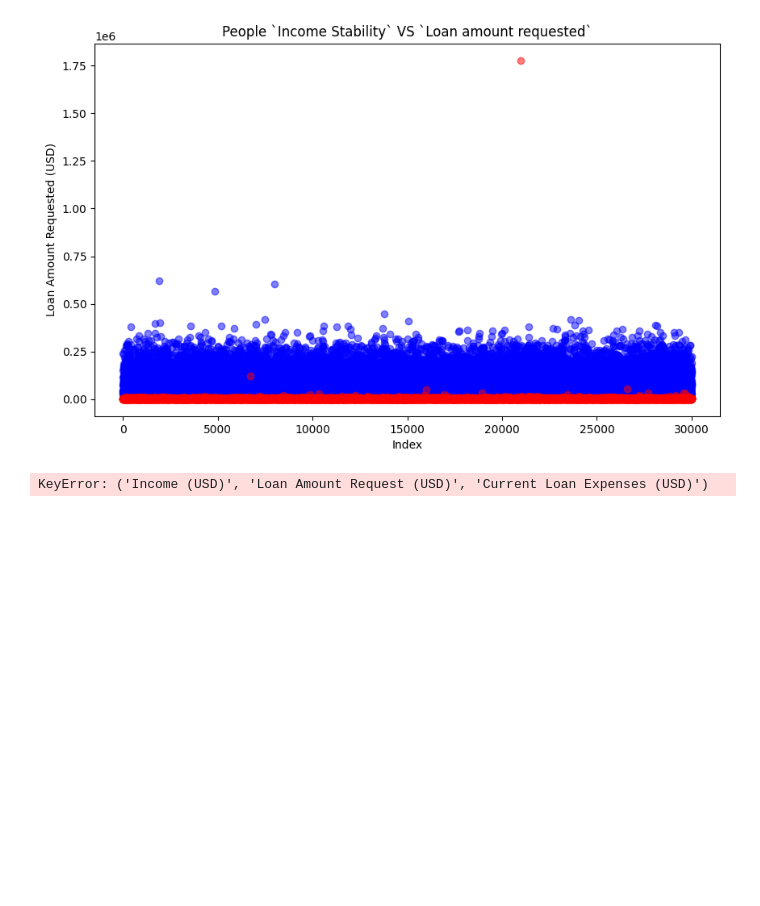
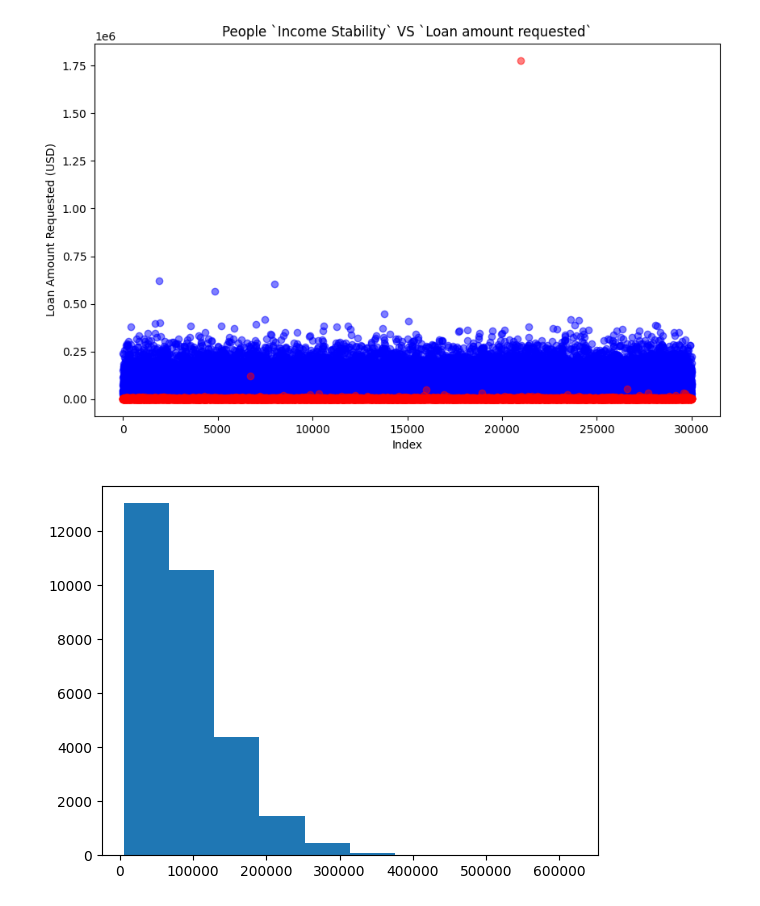
Before and after one commit to KKBUGHUNTER/Machine-Learning-Lab, a Jupyter notebook: Assignment-02/ModelTraining.ipynb, the cells around one changed output. Saved outputs shown, nothing was run; the diff lists cells and outputs as text; code cells hidden in the pictures; blank space fills up the shorter version.

```diff
--- a/Assignment-02/ModelTraining.ipynb
+++ b/Assignment-02/ModelTraining.ipynb
@@ -136,23 +131,8 @@ plt.title('People `Income Stability` VS `Loan amount requested`')
 plt.show()
 # %% [output]
 [figure]
-# %%
-import pandas as pd
-
-# Assuming 'data' is your DataFrame
-correlation_matrix = data['Income (USD)', 'Loan Amount Request (USD)', 'Current Loan Expenses (USD)'].corr()
-
-# Print correlation matrix
-print("Correlation Matrix:")
-print(correlation_matrix)
-
-# Plotting correlation matrix as a heatmap
-import seaborn as sns
-import matplotlib.pyplot as plt
-
-plt.figure(figsize=(12, 8))
-sns.heatmap(correlation_matrix, annot=True, cmap='coolwarm', fmt=".2f")
-plt.title('Correlation Matrix Heatmap')
-plt.show()
-# %% [output]
-KeyError: ('Income (USD)', 'Loan Amount Request (USD)', 'Current Loan Expenses (USD)')
+# %%
+plt.hist(x=data['Loan Amount Request (USD)'])
+plt.show()
+# %% [output]
+[figure, added]
```
Also changed, not shown: parts of 11 cells of this notebook.
